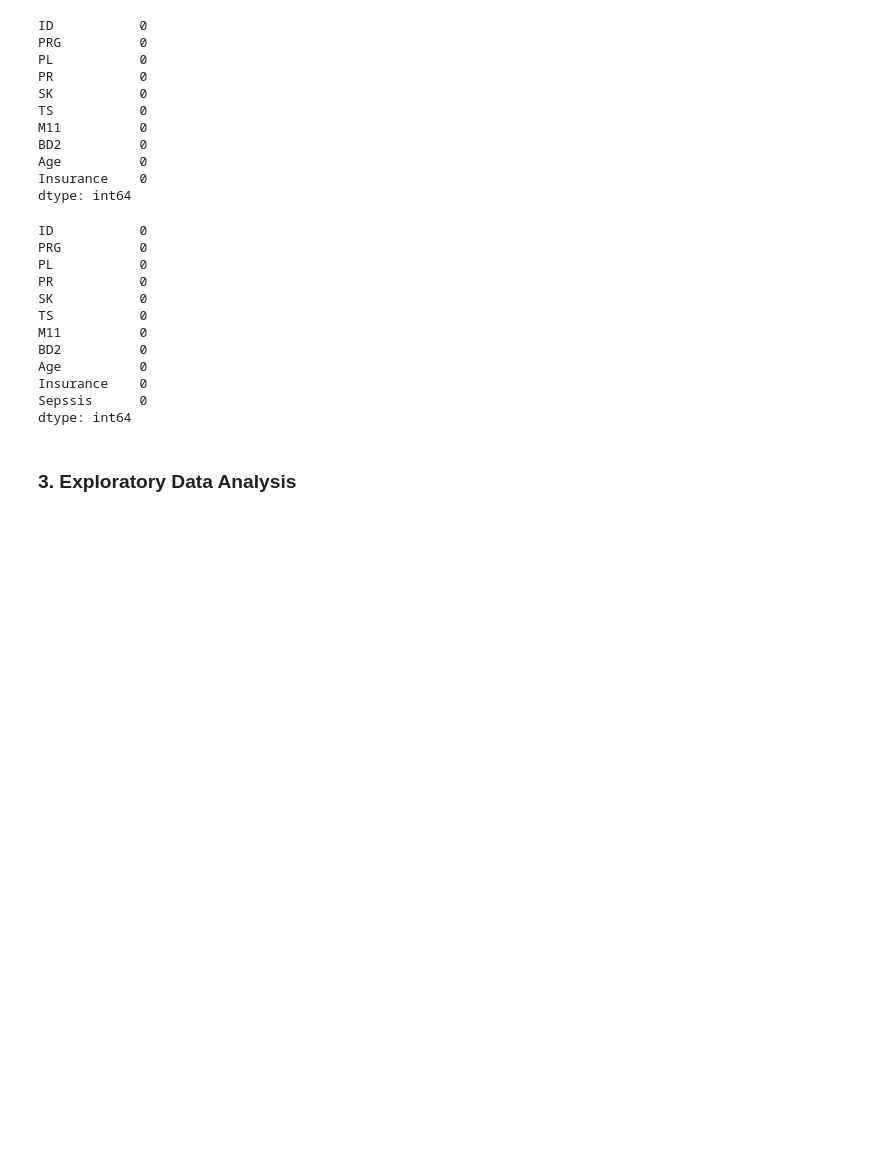
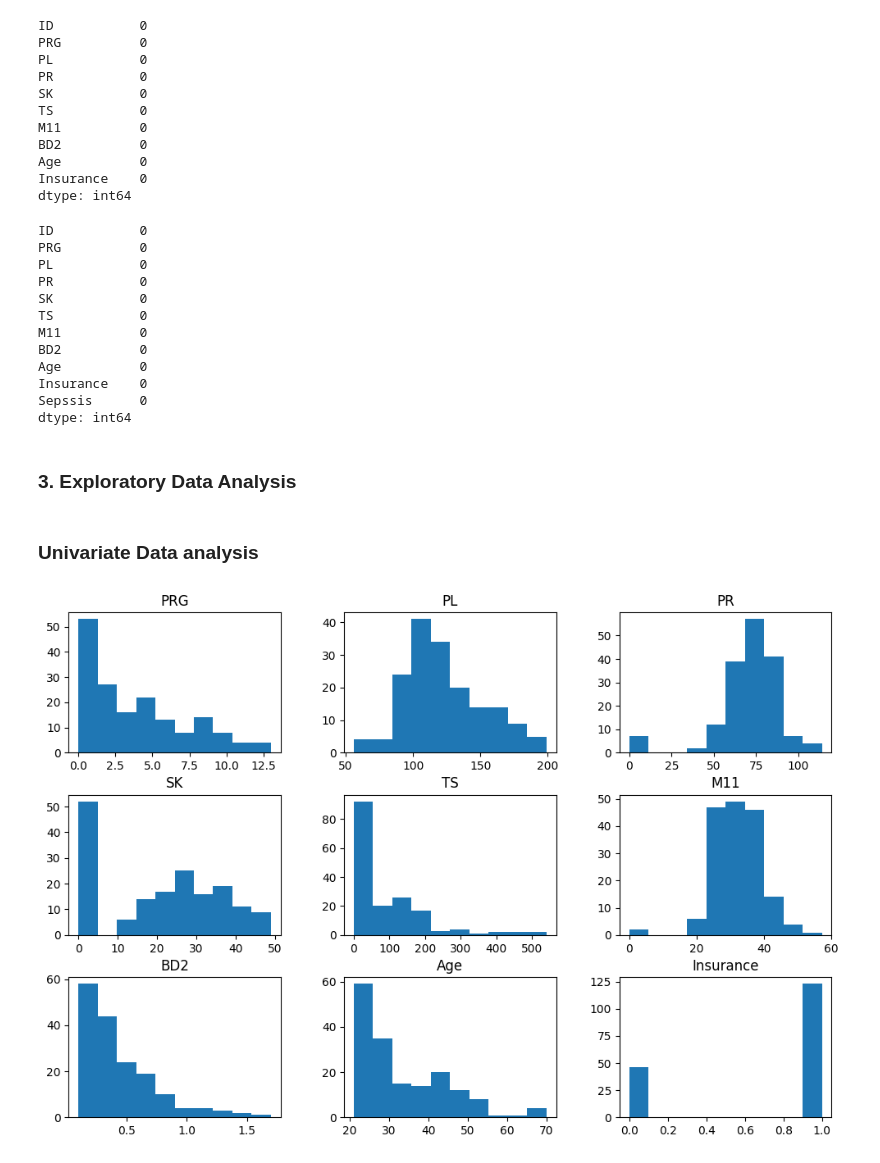
Before and after one commit to Samidirbsa/Career_Accelerator_P5-ML_API, a Jupyter notebook: Notebook.ipynb, the cells around one changed output. Cells and saved outputs as stored; diff of their text form; code cells hidden in the pictures; blank space fills up the shorter version.

```diff
--- a/Notebook.ipynb
+++ b/Notebook.ipynb
@@ -280,3 +280,11 @@ Sepssis      0
 dtype: int64
 # %% [markdown]
 ### <b> 3. Exploratory Data Analysis
+# %% [markdown]
+### <b> Univariate Data analysis
+# %%
+# Visualizing the distribution of Numerical Variables
+df_Paitients_Files_Test.hist(figsize=(12,8), grid= False)
+plt.show()
+# %% [output]
+[figure, added]
```
Also changed, not shown: parts of 1 cell of this notebook.
